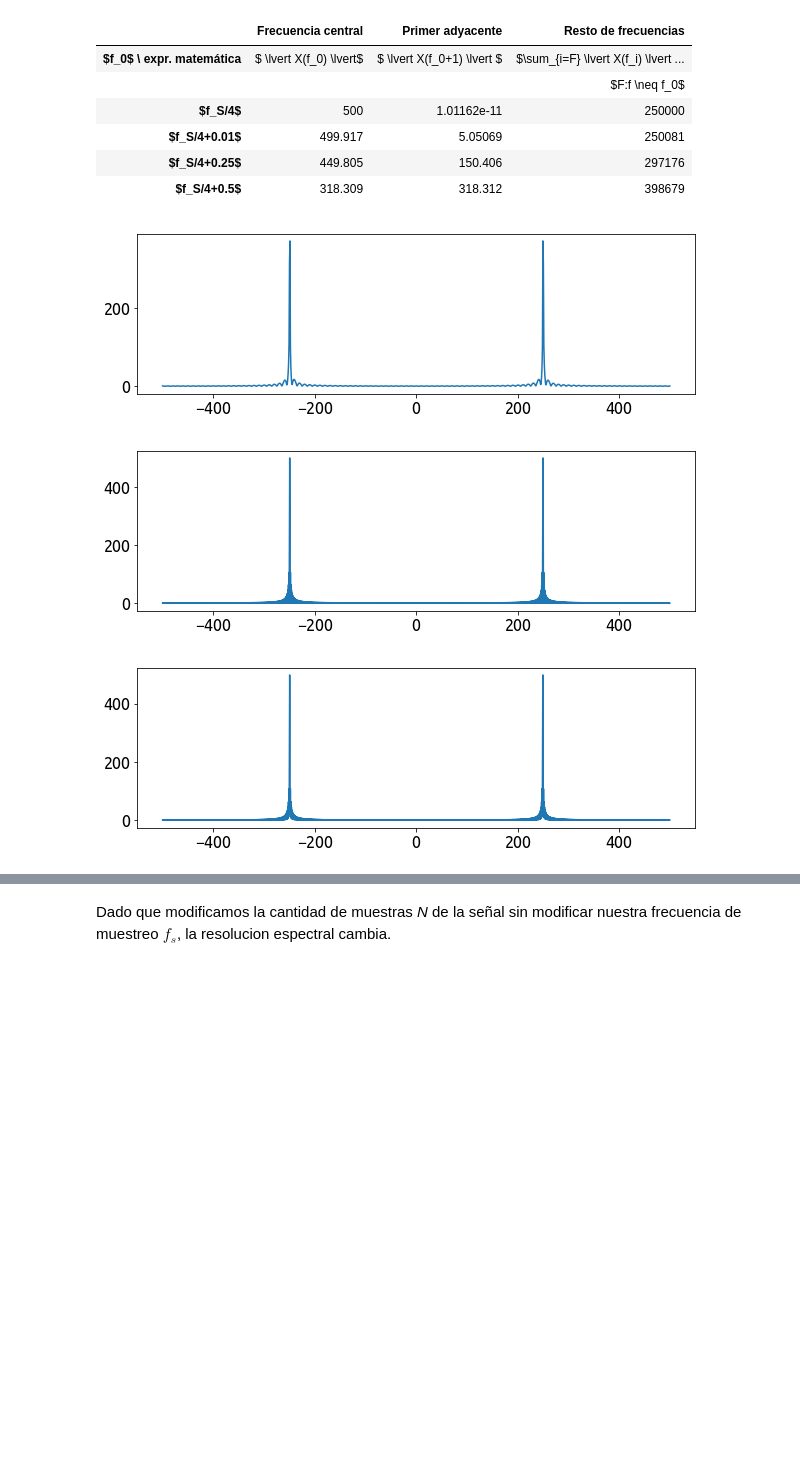
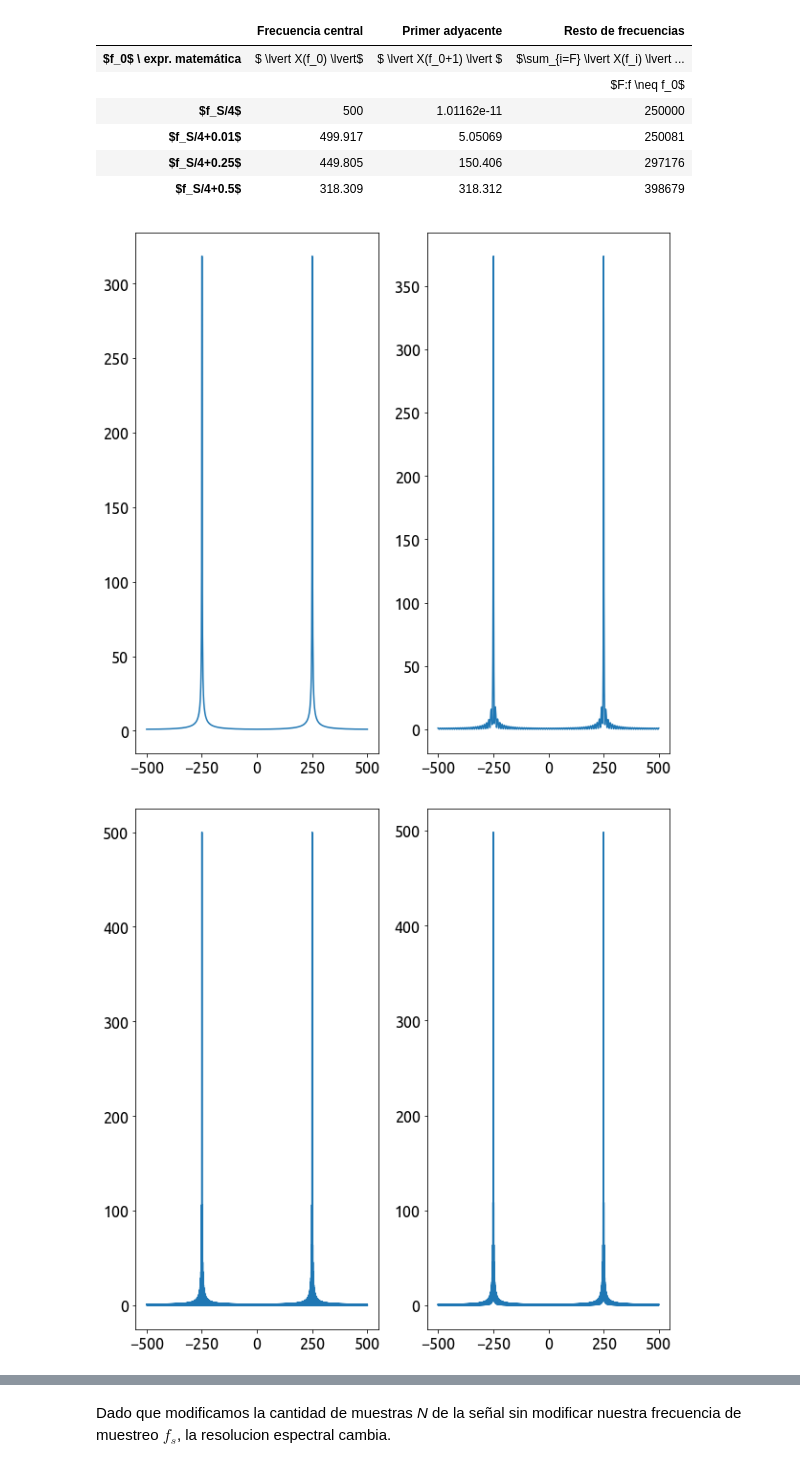
Before and after one commit to tomiambro/gibio, a Jupyter notebook: fourier.ipynb, the cells around one changed output, grey strips where cells are left out. Drawn from its saved outputs; the diff is of its cells as text; code cells hidden in the pictures; blank space fills up the shorter version.

```diff
--- a/fourier.ipynb
+++ b/fourier.ipynb
@@ -138,98 +138,44 @@ HTML(df.to_html())
 | $f_S/4+0.5$ | 318.309 | 318.312 | 398679 |
 # %%
 Mj = [int(N/10), N, 10*N]
+
+plt.subplot(121)
+plt.plot(ff, np.abs(S3))
+#plt.show()
 
 N_pad0 = int(N + Mj[0])
 ff_pad0 = np.linspace(-int((N_pad0/2)*fs/N_pad0), int((N_pad0/2)*fs/N_pad0), N_pad0).flatten()
 s3_pad0 = np.pad(s3, int(Mj[0]/2), 'constant')
 S3_pad0 = np.fft.fft(s3_pad0)
 
-plt.subplot(311)
+plt.subplot(122)
 plt.plot(ff_pad0, np.abs(S3_pad0))
 plt.show()
 
 
 N_pad1 = N + Mj[1]
 ff_pad1 = np.linspace(-int((N_pad1/2)*fs/N_pad1), int((N_pad1/2)*fs/N_pad1), N_pad1).flatten()
 s3_pad1 = np.pad(s3, int(Mj[1]/2), 'constant')
 S3_pad1 = np.fft.fft(s3_pad1)
 
-plt.subplot(312)
+plt.subplot(121)
 plt.plot(ff_pad1, np.abs(S3_pad1))
-plt.show()
+#plt.show()
 
 
 N_pad2 = N + Mj[2]
 ff_pad2 = np.linspace(-int((N_pad2/2)*fs/N_pad2), int((N_pad2/2)*fs/N_pad2), N_pad2).flatten()
 s3_pad2 = np.pad(s3, int(Mj[2]/2), 'constant')
 S3_pad2 = np.fft.fft(s3_pad2)
 
-plt.subplot(313)
+plt.subplot(122)
 plt.plot(ff_pad2, np.abs(S3_pad2))
 plt.show()
 
 
 M0 = (fo + 0.5) * N_pad0 / fs
 M1 = (fo + 0.5) * N_pad1 / fs
 M2 = (fo + 0.5) * N_pad2 / fs
-
-
-tus_resultados = [ ['$ \lvert X(f_0) \lvert$', '$ \lvert X(f_0+1) \lvert $', '$\sum_{i=F} \lvert X(f_i) \lvert ^2 $'],
-                   ['',                        '',                           '$F:f \neq f_0$'],
-                  ['', '', ''], # <-- acá debería haber numeritos :)
-                  ['', '', ''], # <-- acá debería haber numeritos :)
-                  ['', '', ''], # <-- acá debería haber numeritos :)
-                  ['', '', ''], # <-- acá debería haber numeritos :)
-                 ]
-
-tus_resultados[2][0] = np.abs(S3[int((fo + 0.5) * N / fs)])
-tus_resultados[3][0] = np.abs(S3_pad0[int(M0)])
-tus_resultados[4][0] = np.abs(S3_pad1[int(M1)])
-tus_resultados[5][0] = np.abs(S3_pad2[int(M2)])
-
-tus_resultados[2][1] = np.abs(S3[int((fo + 0.5) * N / fs) + 1])
-tus_resultados[3][1] = np.abs(S3_pad0[int(M0) + 1])
-tus_resultados[4][1] = np.abs(S3_pad1[int(M1) + 1])
-tus_resultados[5][1] = np.abs(S3_pad2[int(M2) + 1])
-
-aux = 0
-
-for x in range(0, int(N)):
-    if x != int(M0):
-        aux += np.power(np.abs(S3[int(x)]), 2)
-tus_resultados[2][2] = aux
-
-aux = 0
-
-for x in range(0, int(N_pad0)):
-    if x != int(M1):
-        aux += np.power(np.abs(S3_pad0[int(x)]), 2)
-tus_resultados[3][2] = aux
-
-aux = 0
-
-for x in range(0, int(N_pad1)):
-    if x != int(M2):
-        aux += np.power(np.abs(S3_pad1[int(x)]), 2)
-tus_resultados[4][2] = aux
-
-aux = 0
-
-for x in range(0, int(N_pad2)):
-    if x != int(M3):
-        aux += np.power(np.abs(S3_pad2[int(x)]), 2)
-tus_resultados[5][2] = aux
-
-
-df = DataFrame(tus_resultados, columns=['Frecuencia central', 'Primer adyacente', 'Resto de frecuencias'],
-               index=['$f_S/4+0.5$',
-                      '',
-                      '$0$',
-                      '$N/10$',
-                      '$N$',
-                      '$10N$'])
-HTML(df.to_html())
 # %% [output]
-[figure, old version]
+[figure, new version]
-[figure, old version]
+[figure, new version]
-[figure, removed]
```
Also changed, not shown: parts of 4 cells of this notebook.
